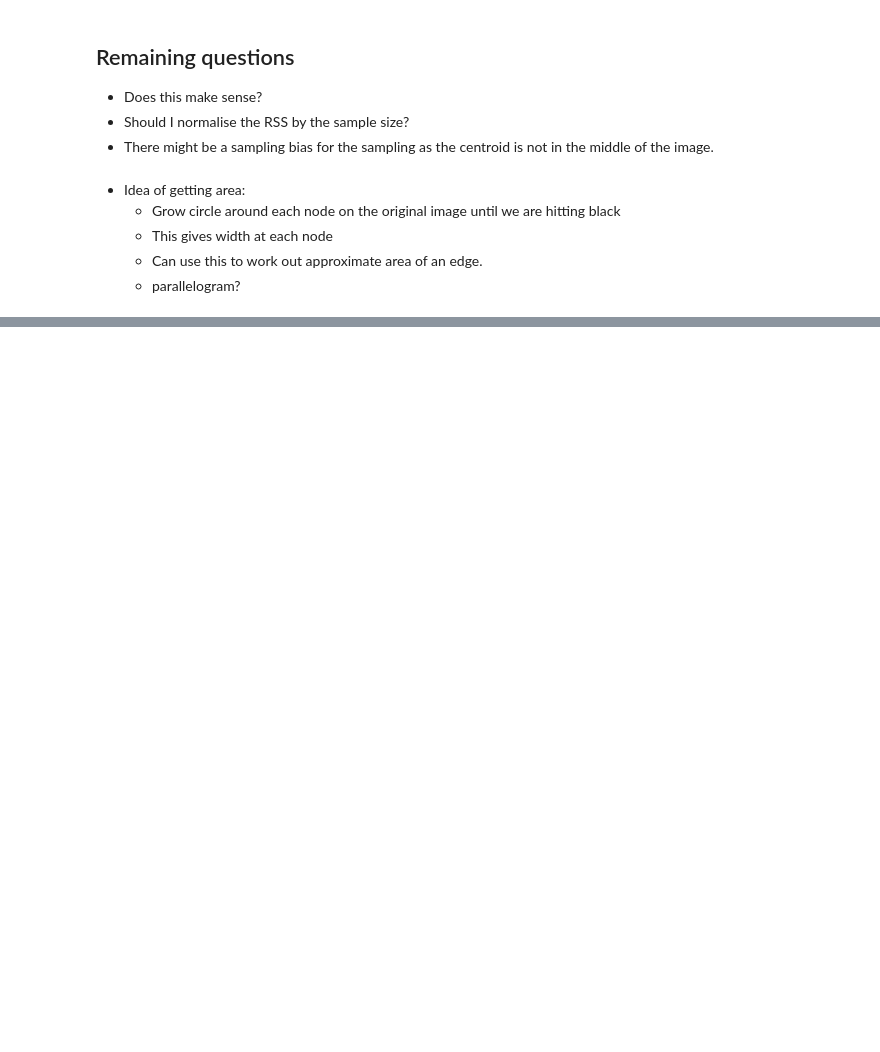
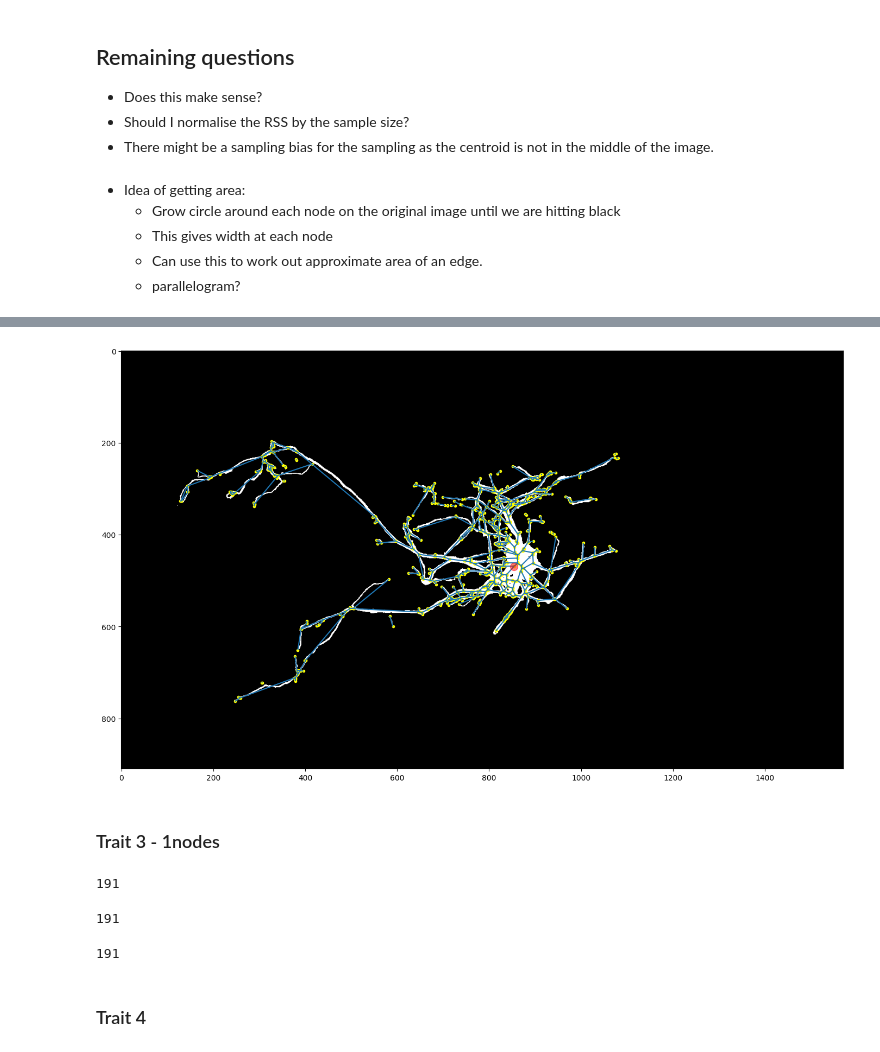
Before and after one commit to fwimp/NJA, a Jupyter notebook: root_package_tester.ipynb, the cells around one changed output, grey strips where cells are left out. Saved outputs shown, nothing was run; the diff lists cells and outputs as text; code cells hidden in the pictures; blank space fills up the shorter version.

```diff
--- a/root_package_tester.ipynb
+++ b/root_package_tester.ipynb
@@ -425,0 +483,42 @@ sns.kdeplot(devs, clip = [0,1])
+# %%
+def plotit(network, plotoriginal=False):
+        fig, ax = plt.subplots()
+        if plotoriginal:
+            ax.imshow(network.image, cmap=plt.cm.gray)
+        else:
+            ax.imshow(network.skel, cmap=plt.cm.gray)
+
+        if network.nodes:
+            nodes = np.asarray([x.position for x in network.nodes.values()])
+            ax.plot(nodes[:, 1], nodes[:, 0], color='yellow', marker='o',
+                    linestyle='None', markersize=3)
+        if network.edges:
+            edges = [x.plotting_repr for x in network.edges.values()]
+            line_segments = LineCollection(edges)
+            ax.add_collection(line_segments)
+
+        ax.plot(*network.basenode.flipped_position, color='red', marker='o', alpha=0.5,
+                    linestyle='None', markersize=10)
+        plt.show()
+plotit(net, True)
+# %% [output]
+[figure, added]
+# %% [markdown]
+### Trait 3 - 1nodes
+# %%
+# 36 µs ± 230 ns per loop (mean ± std. dev. of 7 runs, 10,000 loops each)
+len({x for x in net.nodes.values() if x.juncs==1})
+# %% [output]
+191
+# %%
+# 55.1 µs ± 109 ns per loop (mean ± std. dev. of 7 runs, 10,000 loops each)
+sum(x.juncs==1 for x in net.nodes.values())
+# %% [output]
+191
+# %%
+# IMPLEMENTED
+net.onenodes
+# %% [output]
+191
+# %% [markdown]
+### Trait 4
```
Also changed, not shown: parts of 52 cells of this notebook, 1 other file.
